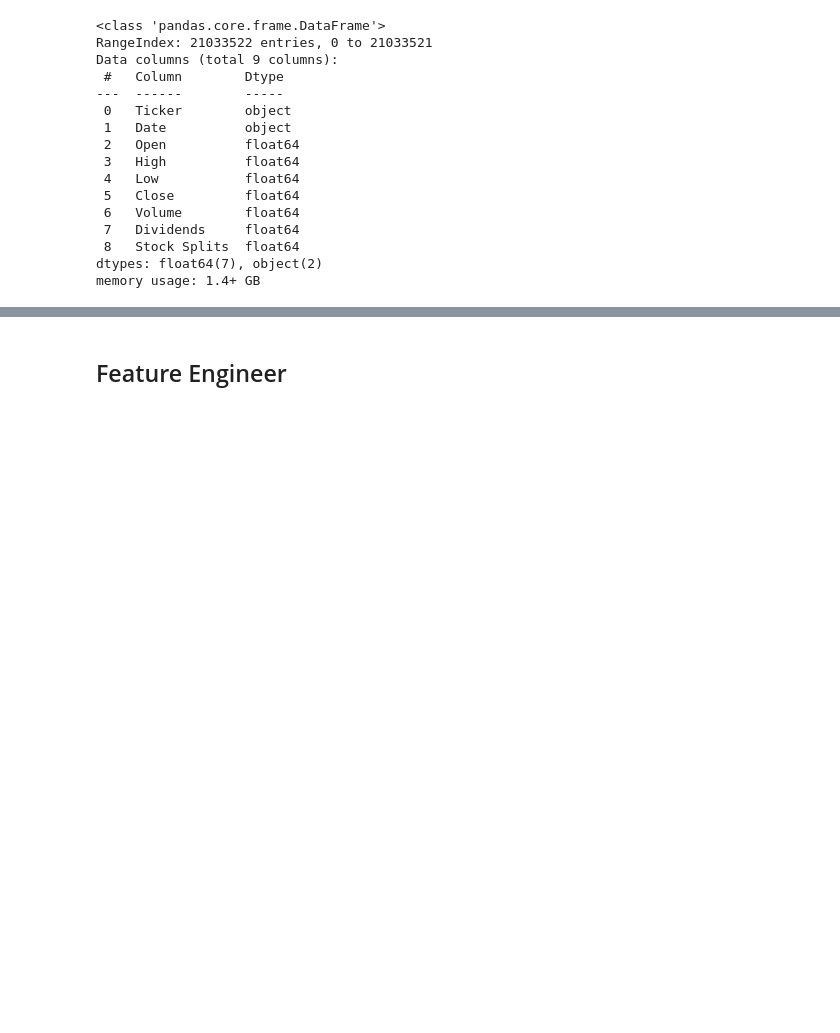
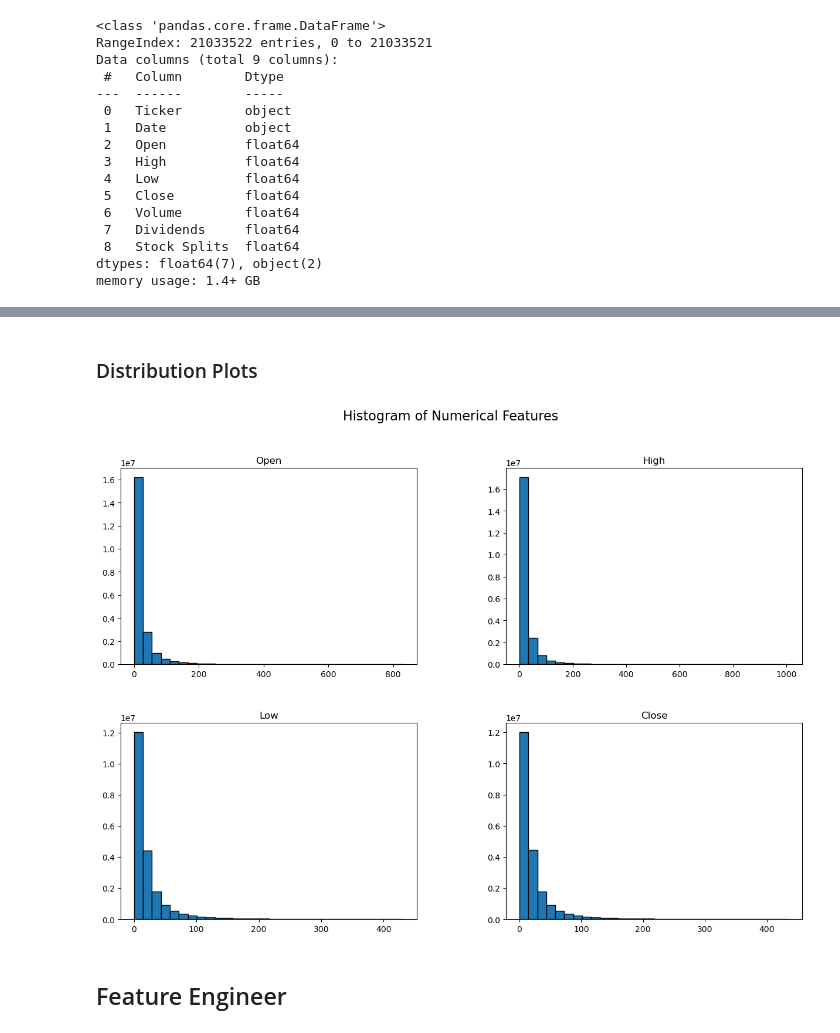
Before and after one commit to shigeokitamura/DS301_Final_Project, a Jupyter notebook: prediction_random_forest.ipynb, the cells around one changed output, grey strips where cells are left out. Cells and saved outputs as stored; diff of their text form; code cells hidden in the pictures; blank space fills up the shorter version.

Commit message:
add descriptions and visuals

```diff
--- a/prediction_random_forest.ipynb
+++ b/prediction_random_forest.ipynb
@@ -68,6 +93,19 @@ train_df.describe()
 | 75% | 2020-02-27 00:00:00 | 2.584961e+01 | 2.627552e+01 | 2.554281e+01 | 2.591151e+01 | 6.881000e+05 | 0.000000e+00 | 0.0 |
 | max | 2024-09-23 00:00:00 | 8.319200e+02 | 1.010080e+03 | 4.320597e+02 | 4.356200e+02 | 3.565254e+09 | 1.594000e+02 | inf |
 | std | NaN | 3.409086e+01 | 3.457287e+01 | 3.360952e+01 | 3.408867e+01 | 6.574807e+06 | 8.486632e-02 | NaN |
+# %% [markdown]
+### Distribution Plots
+# %%
+import matplotlib.pyplot as plt
+import seaborn as sb
+import numpy as np
+
+numeric_cols = train_df[['Open', 'High', 'Low', 'Close']]
+numeric_cols.hist(figsize=(15, 10), bins=30, edgecolor="black", grid=False)
+plt.suptitle("Histogram of Numerical Features", fontsize=16)
+plt.show()
+# %% [output]
+[figure, added]
 # %% [markdown]
 ## Feature Engineer
 # %%
```
Also changed, not shown: parts of 9 cells of this notebook.
